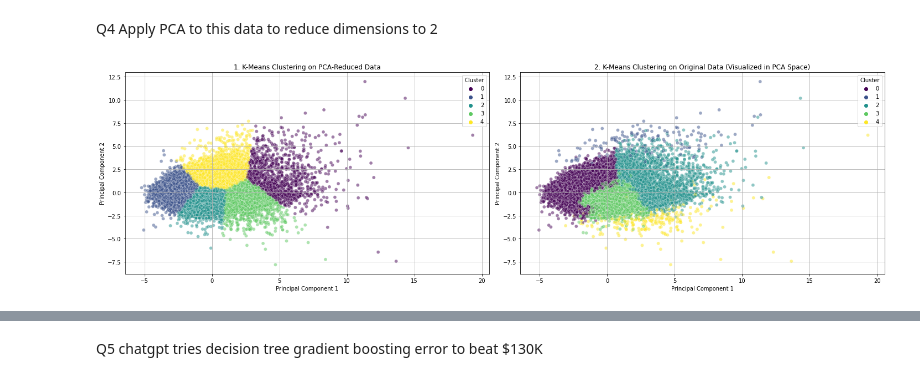
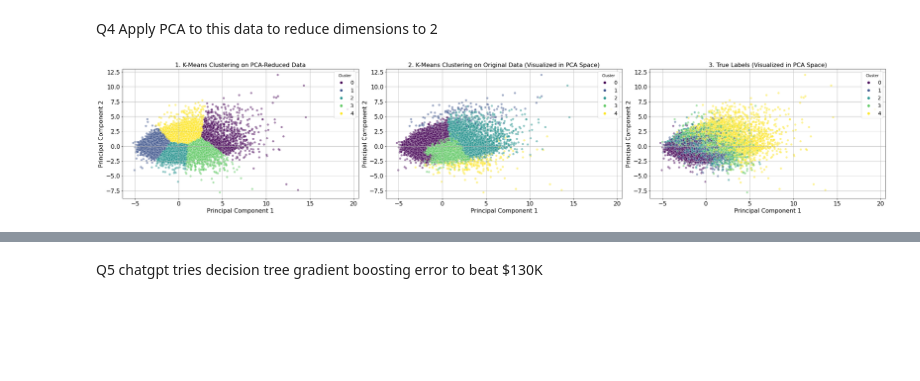
Before and after one commit to sarhowes/IML_project, a Jupyter notebook: intml.ipynb, the cells around one changed output, grey strips where cells are left out. Cells and saved outputs as stored; diff of their text form; code cells hidden in the pictures; blank space fills up the shorter version.

```diff
--- a/intml.ipynb
+++ b/intml.ipynb
@@ -435,42 +435,62 @@ house_data_clean['price_category'] = pd.cut(house_data_clean['price'], bins=bins
 
 # Data Preparation
 X_pca = house_data_clean.drop(columns=['price', 'price_category'])
 X_pca_scaled = StandardScaler().fit_transform(X_pca)  # Scaling the data
 
 # PCA
 pca = PCA(n_components=2)
 X_pca_transformed = pca.fit_transform(X_pca_scaled)
 
 # K-Means Clustering on PCA-reduced data
 kmeans_pca = KMeans(n_clusters=5, random_state=42).fit(X_pca_transformed)
 kmeans_pca_labels = kmeans_pca.labels_
 
 # K-Means Clustering on original data
 kmeans_original = KMeans(n_clusters=5, random_state=42).fit(X_pca_scaled)
 kmeans_original_labels = kmeans_original.labels_
 
+
 # Creating side-by-side comparison plots
-plt.figure(figsize=(20, 6))
+plt.figure(figsize=(30, 6))
 
 # Plot 1: Clusters formed by performing K-Means clustering on the PCA-reduced data
-plt.subplot(1, 2, 1)
+plt.subplot(1, 3, 1)
 sns.scatterplot(x=X_pca_transformed[:, 0], y=X_pca_transformed[:, 1], hue=kmeans_pca_labels, palette='viridis', alpha=0.5)
-plt.xlabel('Principal Component 1')
-plt.ylabel('Principal Component 2')
-plt.title('1. K-Means Clustering on PCA-Reduced Data')
+plt.xlabel('Principal Component 1', fontsize=16)
+plt.ylabel('Principal Component 2', fontsize=16)
+plt.title('1. K-Means Clustering on PCA-Reduced Data', fontsize=16)
 plt.grid(True)
-plt.legend(title='Cluster', loc='upper right')
+plt.legend(title='Cluster', loc='upper right', fontsize = 14)
+plt.xticks(fontsize=16)
+plt.yticks(fontsize=16)
 
 # Plot 2: Clusters formed by performing K-Means clustering on the original data, visualized in PCA space
-plt.subplot(1, 2, 2)
+plt.subplot(1, 3, 2)
 sns.scatterplot(x=X_pca_transformed[:, 0], y=X_pca_transformed[:, 1], hue=kmeans_original_labels, palette='viridis', alpha=0.5)
-plt.xlabel('Principal Component 1')
-plt.ylabel('Principal Component 2')
-plt.title('2. K-Means Clustering on Original Data (Visualized in PCA Space)')
+plt.xlabel('Principal Component 1', fontsize=16)
+plt.ylabel('Principal Component 2', fontsize=16)
+plt.title('2. K-Means Clustering on Original Data (Visualized in PCA Space)', fontsize=16)
 plt.grid(True)
-plt.legend(title='Cluster', loc='upper right')
+plt.legend(title='Cluster', loc='upper right', fontsize = 14)
+plt.xticks(fontsize=16)
+plt.yticks(fontsize=16)
+
+# Plot 3: True labels as shown in pca space
+plt.subplot(1, 3, 3)
+#Transform the price category labels to numbers 0-4
+house_data_clean['price_category'] = house_data_clean['price_category'].replace({'Very Cheap': 0, 'Cheap': 1, 'Average': 2, 'Expensive': 3, 'Very Expensive': 4})
+sns.scatterplot(x=X_pca_transformed[:, 0], y=X_pca_transformed[:, 1], hue=house_data_clean['price_category'], palette='viridis', alpha=0.5)
+plt.xlabel('Principal Component 1', fontsize=16)
+plt.ylabel('Principal Component 2', fontsize=16)
+plt.title('3. True Labels (Visualized in PCA Space)', fontsize=16)
+plt.grid(True)
+plt.legend(title='Cluster', loc='upper right', fontsize = 14)
+plt.xticks(fontsize=16)
+plt.yticks(fontsize=16)
+
 
 plt.tight_layout()
+plt.savefig('PCA.pdf')
 plt.show()
 # %% [output]
-[figure, old version]
+[figure, new version]
```
Also changed, not shown: parts of 5 cells of this notebook.
